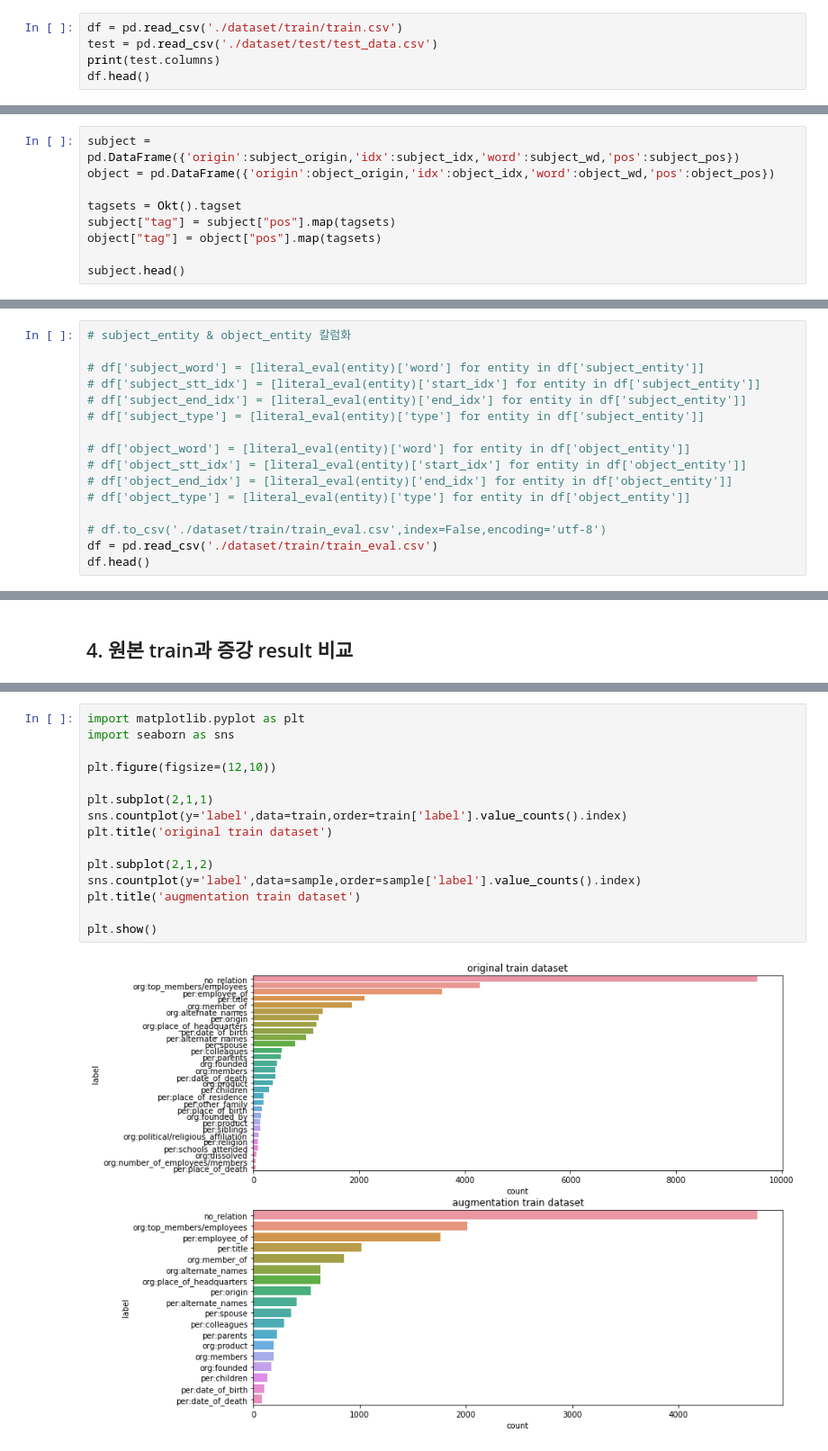
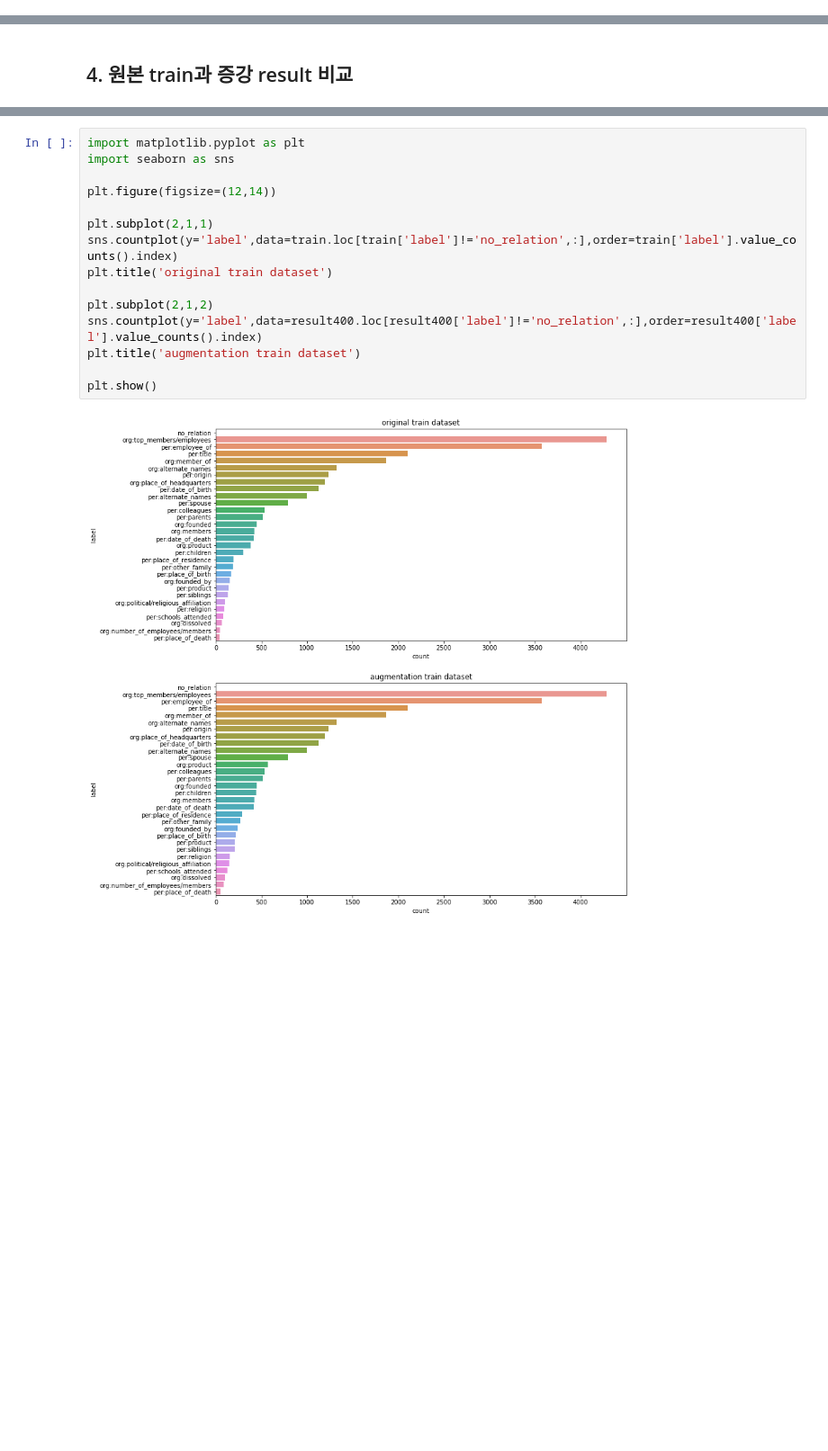
Before and after one commit to boostcampaitech3/level2-klue-level2-nlp-06, a Jupyter notebook: pos_scaling.ipynb, the cells around one changed output, grey strips where cells are left out. Shown at 90% size. Saved outputs shown, nothing was run; the diff lists cells and outputs as text; blank space fills up the shorter version.

```diff
--- a/pos_scaling.ipynb
+++ b/pos_scaling.ipynb
@@ -54,5 +0,0 @@ pd.set_option('display.float_format', lambda x: '%.4f' % x) #4자리까지만
-# %%
-df = pd.read_csv('./dataset/train/train.csv')
-test = pd.read_csv('./dataset/test/test_data.csv')
-print(test.columns)
-df.head()
@@ -154,9 +0,0 @@ for ent in object_entity:
-# %%
-subject = pd.DataFrame({'origin':subject_origin,'idx':subject_idx,'word':subject_wd,'pos':subject_pos})
-object = pd.DataFrame({'origin':object_origin,'idx':object_idx,'word':object_wd,'pos':object_pos})
-
-tagsets = Okt().tagset
-subject["tag"] = subject["pos"].map(tagsets)
-object["tag"] = object["pos"].map(tagsets)
-
-subject.head()
@@ -273,16 +0,0 @@ subject[subject['tag']=='관형사']
-# %%
-# subject_entity & object_entity 칼럼화
-
-# df['subject_word'] = [literal_eval(entity)['word'] for entity in df['subject_entity']]
-# df['subject_stt_idx'] = [literal_eval(entity)['start_idx'] for entity in df['subject_entity']]
-# df['subject_end_idx'] = [literal_eval(entity)['end_idx'] for entity in df['subject_entity']]
-# df['subject_type'] = [literal_eval(entity)['type'] for entity in df['subject_entity']]
-
-# df['object_word'] = [literal_eval(entity)['word'] for entity in df['object_entity']]
-# df['object_stt_idx'] = [literal_eval(entity)['start_idx'] for entity in df['object_entity']]
-# df['object_end_idx'] = [literal_eval(entity)['end_idx'] for entity in df['object_entity']]
-# df['object_type'] = [literal_eval(entity)['type'] for entity in df['object_entity']]
-
-# df.to_csv('./dataset/train/train_eval.csv',index=False,encoding='utf-8')
-df = pd.read_csv('./dataset/train/train_eval.csv')
-df.head()
@@ -1069,17 +403,17 @@ train.head()
 # %%
 import matplotlib.pyplot as plt
 import seaborn as sns
 
-plt.figure(figsize=(12,10))
+plt.figure(figsize=(12,14))
 
 plt.subplot(2,1,1)
-sns.countplot(y='label',data=train,order=train['label'].value_counts().index)
+sns.countplot(y='label',data=train.loc[train['label']!='no_relation',:],order=train['label'].value_counts().index)
 plt.title('original train dataset')
 
 plt.subplot(2,1,2)
-sns.countplot(y='label',data=sample,order=sample['label'].value_counts().index)
+sns.countplot(y='label',data=result400.loc[result400['label']!='no_relation',:],order=result400['label'].value_counts().index)
 plt.title('augmentation train dataset')
 
 plt.show()
 # %% [output]
-[figure, old version]
+[figure, new version]
```
Also changed, not shown: parts of 98 cells of this notebook.
